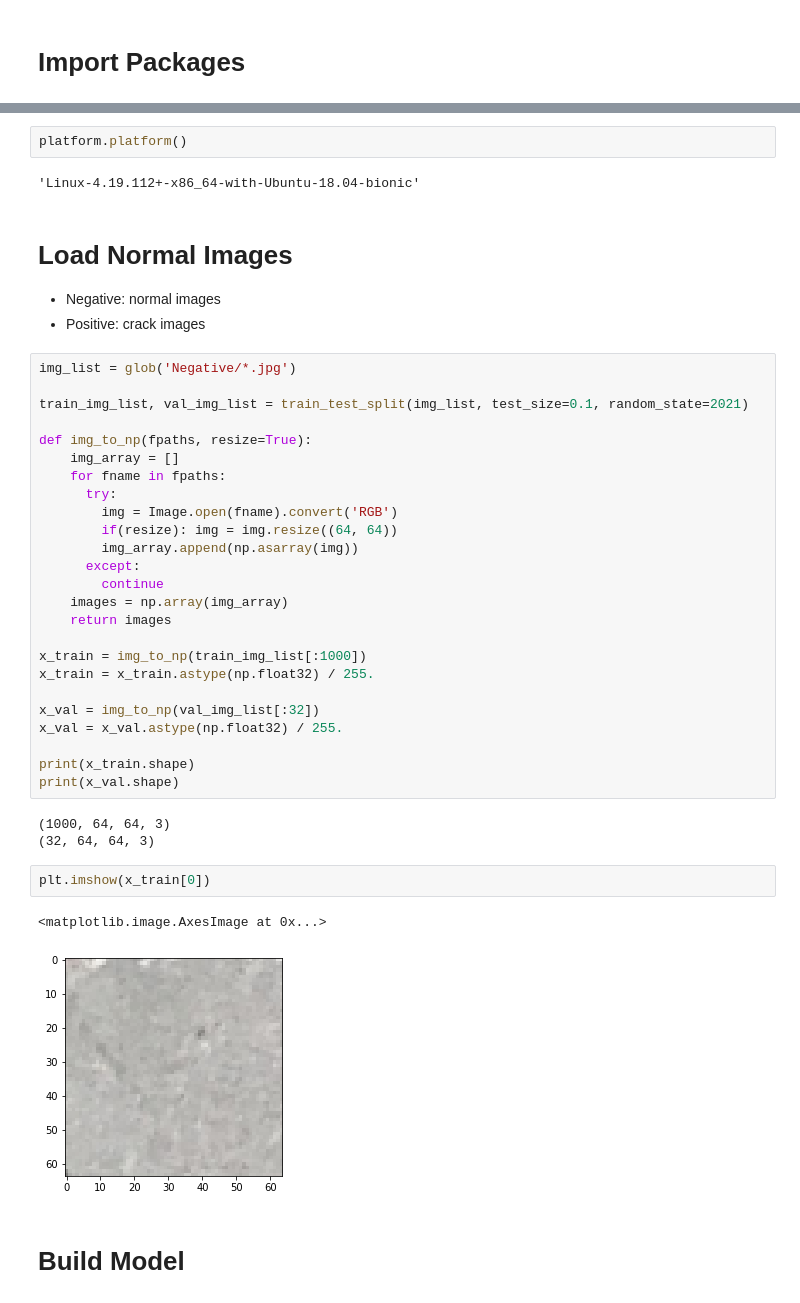
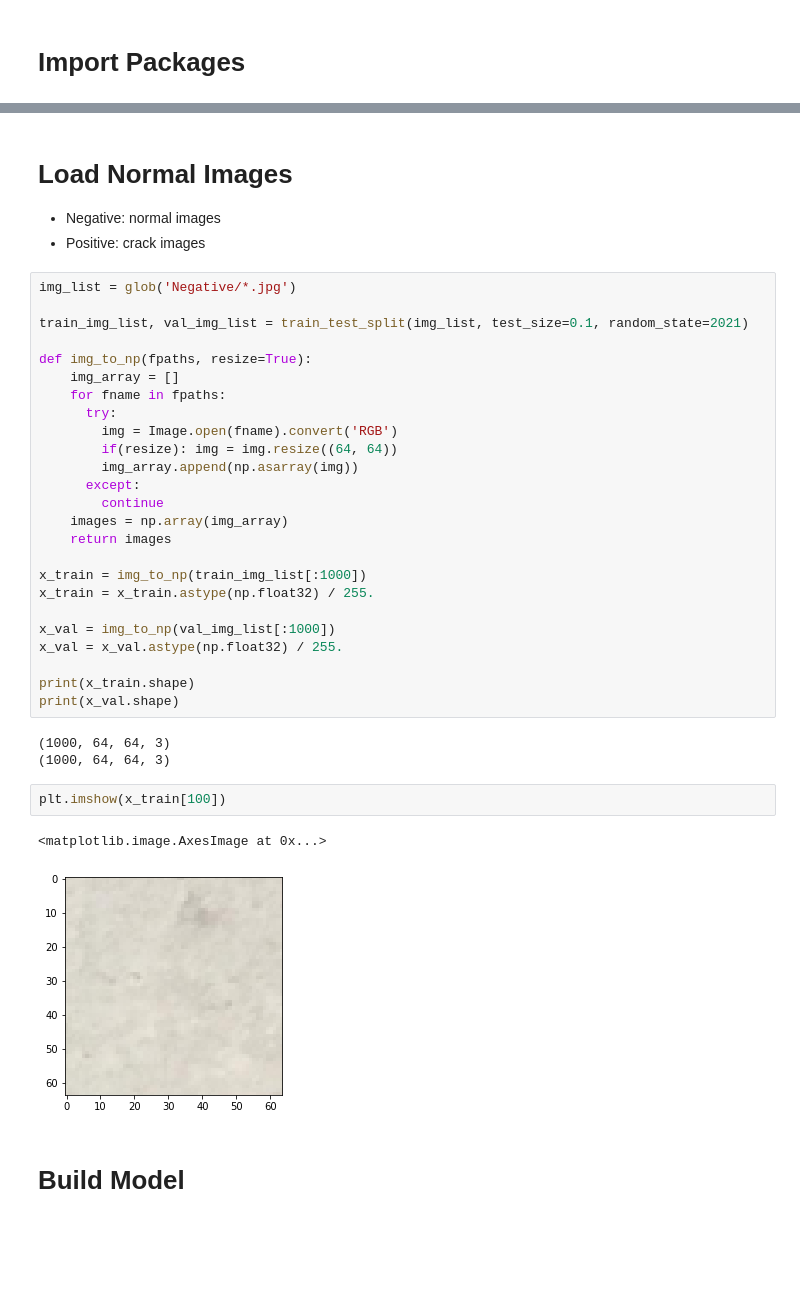
Before and after one commit to khiljaekang/colab, a Jupyter notebook: Surface_Crack_Outlier_Detection.ipynb, the cells around one changed output, grey strips where cells are left out. Drawn from its saved outputs; the diff is of its cells as text; blank space fills up the shorter version.

```diff
--- a/Surface_Crack_Outlier_Detection.ipynb
+++ b/Surface_Crack_Outlier_Detection.ipynb
@@ -57,7 +52,3 @@ Python 3.7.10
-# %%
-platform.platform()
-# %% [output]
-'Linux-4.19.112+-x86_64-with-Ubuntu-18.04-bionic'
 # %% [markdown]
 # Load Normal Images
 
@@ -83,19 +74,19 @@ def img_to_np(fpaths, resize=True):
 x_train = img_to_np(train_img_list[:1000])
 x_train = x_train.astype(np.float32) / 255.
 
-x_val = img_to_np(val_img_list[:32])
+x_val = img_to_np(val_img_list[:1000])
 x_val = x_val.astype(np.float32) / 255.
 
 print(x_train.shape)
 print(x_val.shape)
 # %% [output]
 (1000, 64, 64, 3)
-(32, 64, 64, 3)
+(1000, 64, 64, 3)
 # %%
-plt.imshow(x_train[0])
+plt.imshow(x_train[100])
 # %% [output]
 <matplotlib.image.AxesImage at 0x...>
-[figure, old version]
+[figure, new version]
 # %% [markdown]
 # Build Model
 # %%
```
Also changed, not shown: parts of 12 cells of this notebook.
